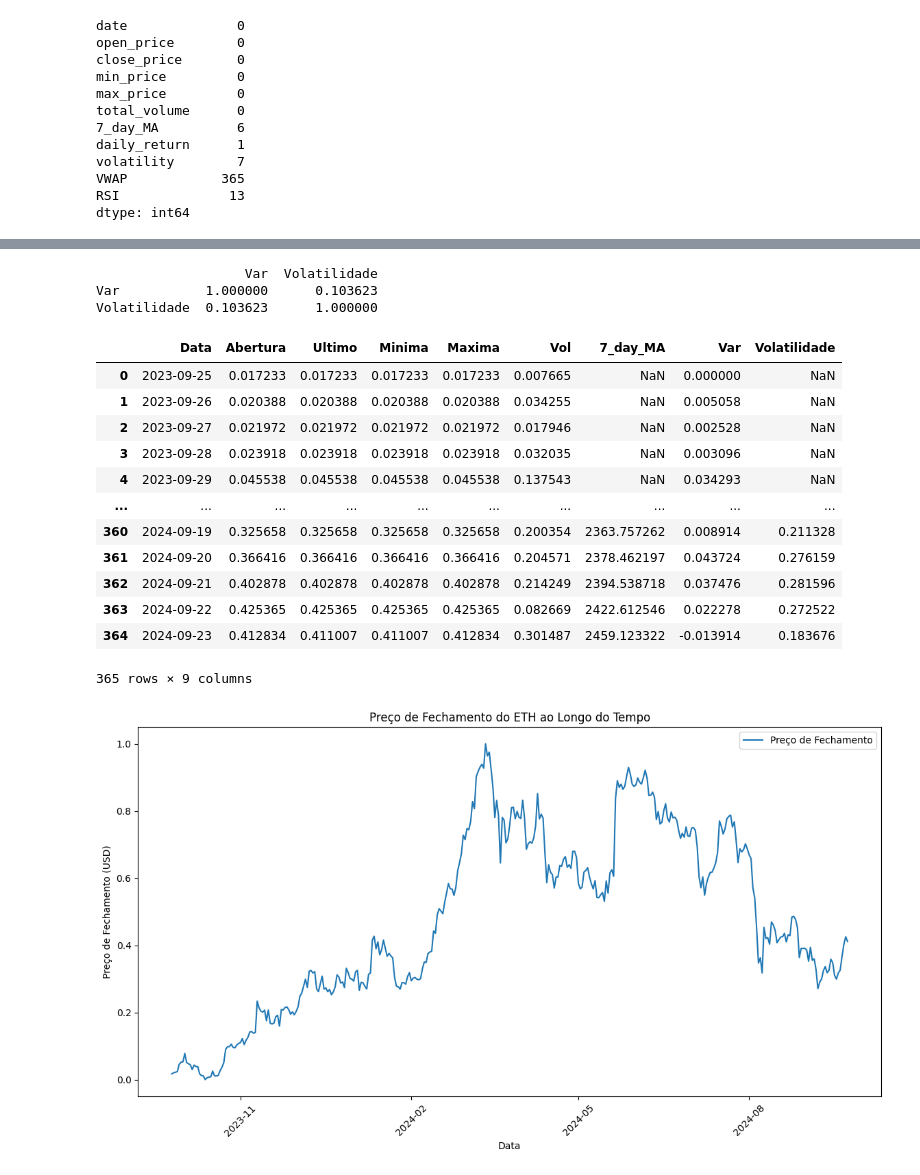
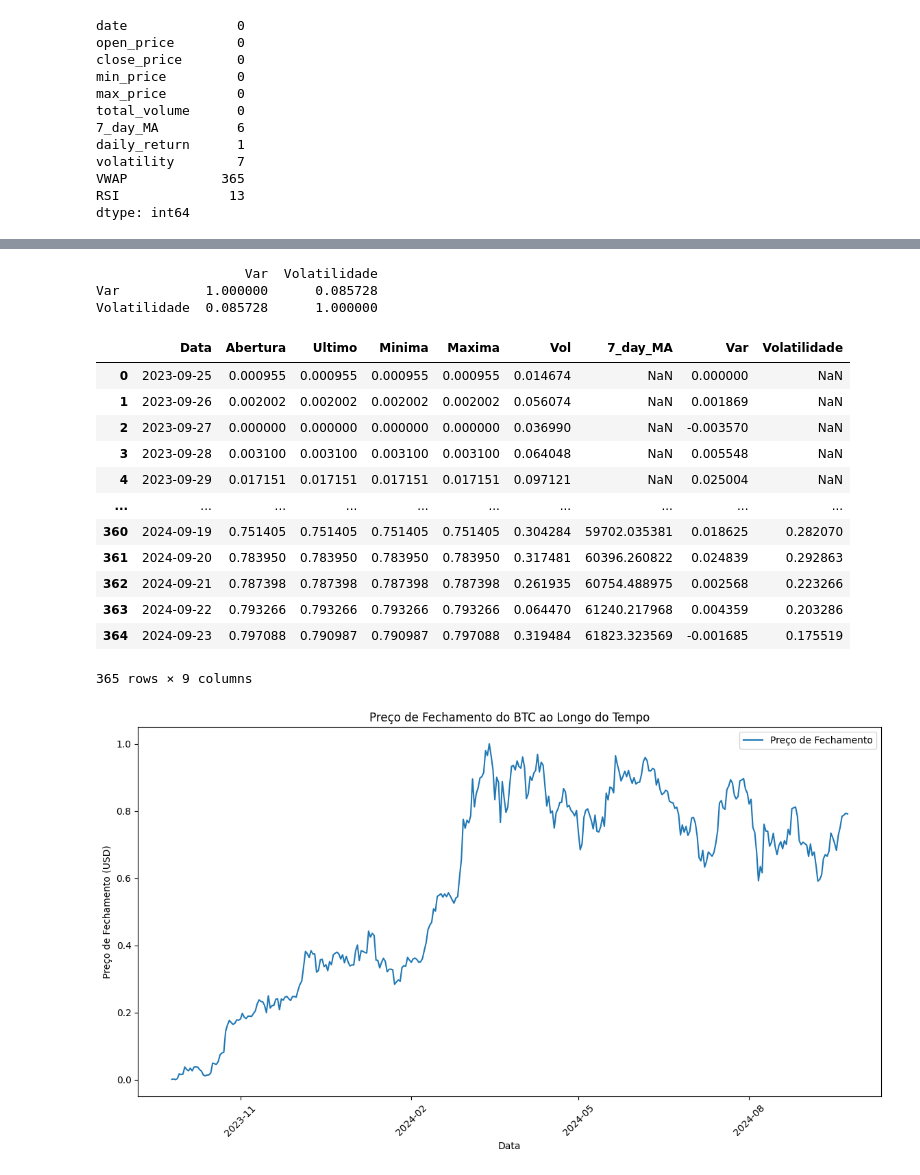
Before and after one commit to gabriellemitoso793/modulo7-engcomp, a Jupyter notebook: ponderada-crypto/src/data/dados-processados/analise-exploratoria-btc.ipynb, the cells around one changed output, grey strips where cells are left out. Drawn from its saved outputs; the diff is of its cells as text; code cells hidden in the pictures.

```diff
--- a/ponderada-crypto/src/data/dados-processados/analise-exploratoria-btc.ipynb
+++ b/ponderada-crypto/src/data/dados-processados/analise-exploratoria-btc.ipynb
@@ -88,7 +89,7 @@ RSI              13
 dtype: int64
 # %%
 # Renomeando as colunas
-df_ethereum = df_ethereum.rename(columns={
+df_btc = df_btc.rename(columns={
     'date': 'Data',
     'open_price': 'Abertura',
     'close_price': 'Ultimo',
@@ -100,9 +101,9 @@ df_ethereum = df_ethereum.rename(columns={
 })
 
 # Removendo a coluna 'VWAP'
-df_ethereum = df_ethereum.drop(columns=['VWAP'])
-df_ethereum = df_ethereum.drop(columns=['RSI'])
+df_btc = df_btc.drop(columns=['VWAP'])
+df_btc = df_btc.drop(columns=['RSI'])
 
 # Exibindo o DataFrame atualizado
-print(df_ethereum)
+print(df_btc)
 # %% [output]
@@ -124,13 +125,13 @@ print(df_ethereum)
 
 [365 rows x 9 columns]
 # %%
-df_ethereum['7_day_MA'] = df_ethereum['Ultimo'].rolling(window=7).mean()
-df_ethereum['Var'] = df_ethereum['Var'].fillna(0)
+df_btc['7_day_MA'] = df_btc['Ultimo'].rolling(window=7).mean()
+df_btc['Var'] = df_btc['Var'].fillna(0)
 # %%
 from sklearn.preprocessing import MinMaxScaler
 scaler = MinMaxScaler()
-df_ethereum[['Abertura', 'Ultimo', 'Vol', 'Maxima', 'Minima', 'Volatilidade', 'Vol']] = scaler.fit_transform(df_ethereum[['Abertura', 'Ultimo', 'Vol', 'Maxima', 'Minima', 'Volatilidade', 'Vol']])
+df_btc[['Abertura', 'Ultimo', 'Vol', 'Maxima', 'Minima', 'Volatilidade', 'Vol']] = scaler.fit_transform(df_btc[['Abertura', 'Ultimo', 'Vol', 'Maxima', 'Minima', 'Volatilidade', 'Vol']])
 
-df_ethereum
+df_btc
 # %% [output]
 |  | Data | Abertura | Ultimo | Minima | Maxima | Vol | 7_day_MA | Var | Volatilidade |
@@ -148,61 +149,58 @@ df_ethereum
 365 rows × 9 columns
 # %%
-correlation_matrix = df_ethereum[['Var', 'Volatilidade']].corr()
+correlation_matrix = df_btc[['Var', 'Volatilidade']].corr()
 print(correlation_matrix)
 # %% [output]
                    Var  Volatilidade
-Var           1.000000      0.103623
-Volatilidade  0.103623      1.000000
+Var           1.000000      0.085728
+Volatilidade  0.085728      1.000000
 # %%
 # Transformação para float dos dados
-for i in df_ethereum.columns:
+for i in df_btc.columns:
     try:
         if(i != 'Data'):
-            df_ethereum[f'{i}'] = df[f'{i}'].str.replace('.', '', regex=False).str.replace(',', '.', regex=False).astype(float)
+            df_btc[f'{i}'] = df[f'{i}'].str.replace('.', '', regex=False).str.replace(',', '.', regex=False).astype(float)
     except:
         pass
-df_ethereum
+df_btc
 # %% [output]
 |  | Data | Abertura | Ultimo | Minima | Maxima | Vol | 7_day_MA | Var | Volatilidade |
-| 0 | 2023-09-25 | 0.017233 | 0.017233 | 0.017233 | 0.017233 | 0.007665 | NaN | 0.000000 | NaN |
-| 1 | 2023-09-26 | 0.020388 | 0.020388 | 0.020388 | 0.020388 | 0.034255 | NaN | 0.005058 | NaN |
-| 2 | 2023-09-27 | 0.021972 | 0.021972 | 0.021972 | 0.021972 | 0.017946 | NaN | 0.002528 | NaN |
-| 3 | 2023-09-28 | 0.023918 | 0.023918 | 0.023918 | 0.023918 | 0.032035 | NaN | 0.003096 | NaN |
-| 4 | 2023-09-29 | 0.045538 | 0.045538 | 0.045538 | 0.045538 | 0.137543 | NaN | 0.034293 | NaN |
+| 0 | 2023-09-25 | 0.000955 | 0.000955 | 0.000955 | 0.000955 | 0.014674 | NaN | 0.000000 | NaN |
+| 1 | 2023-09-26 | 0.002002 | 0.002002 | 0.002002 | 0.002002 | 0.056074 | NaN | 0.001869 | NaN |
+| 2 | 2023-09-27 | 0.000000 | 0.000000 | 0.000000 | 0.000000 | 0.036990 | NaN | -0.003570 | NaN |
+| 3 | 2023-09-28 | 0.003100 | 0.003100 | 0.003100 | 0.003100 | 0.064048 | NaN | 0.005548 | NaN |
+| 4 | 2023-09-29 | 0.017151 | 0.017151 | 0.017151 | 0.017151 | 0.097121 | NaN | 0.025004 | NaN |
 | ... | ... | ... | ... | ... | ... | ... | ... | ... | ... |
-| 360 | 2024-09-19 | 0.325658 | 0.325658 | 0.325658 | 0.325658 | 0.200354 | 2363.757262 | 0.008914 | 0.211328 |
-| 361 | 2024-09-20 | 0.366416 | 0.366416 | 0.366416 | 0.366416 | 0.204571 | 2378.462197 | 0.043724 | 0.276159 |
-| 362 | 2024-09-21 | 0.402878 | 0.402878 | 0.402878 | 0.402878 | 0.214249 | 2394.538718 | 0.037476 | 0.281596 |
-| 363 | 2024-09-22 | 0.425365 | 0.425365 | 0.425365 | 0.425365 | 0.082669 | 2422.612546 | 0.022278 | 0.272522 |
-| 364 | 2024-09-23 | 0.412834 | 0.411007 | 0.411007 | 0.412834 | 0.301487 | 2459.123322 | -0.013914 | 0.183676 |
+| 360 | 2024-09-19 | 0.751405 | 0.751405 | 0.751405 | 0.751405 | 0.304284 | 59702.035381 | 0.018625 | 0.282070 |
+| 361 | 2024-09-20 | 0.783950 | 0.783950 | 0.783950 | 0.783950 | 0.317481 | 60396.260822 | 0.024839 | 0.292863 |
+| 362 | 2024-09-21 | 0.787398 | 0.787398 | 0.787398 | 0.787398 | 0.261935 | 60754.488975 | 0.002568 | 0.223266 |
+| 363 | 2024-09-22 | 0.793266 | 0.793266 | 0.793266 | 0.793266 | 0.064470 | 61240.217968 | 0.004359 | 0.203286 |
+| 364 | 2024-09-23 | 0.797088 | 0.790987 | 0.790987 | 0.797088 | 0.319484 | 61823.323569 | -0.001685 | 0.175519 |
 365 rows × 9 columns
 # %%
 import pandas as pd
 import matplotlib.pyplot as plt
 import pandas as pd
 import matplotlib.pyplot as plt
 import matplotlib.dates as mdates
 
-# Converter a coluna 'Data' para o tipo datetime
-df_ethereum['Data'] = pd.to_datetime(df_ethereum['Data'])
+df_btc['Data'] = pd.to_datetime(df_btc['Data'])
 
 plt.figure(figsize=(14, 7))
-plt.plot(df_ethereum['Data'], df_ethereum['Ultimo'], label='Preço de Fechamento')
+plt.plot(df_btc['Data'], df_btc['Ultimo'], label='Preço de Fechamento')
 
-# Rotacionar os rótulos das datas
 plt.xticks(rotation=45)
 
-# Definir o formato da data para exibição
 plt.gca().xaxis.set_major_locator(mdates.MonthLocator(interval=3))
 plt.gca().xaxis.set_major_formatter(mdates.DateFormatter('%Y-%m'))
 
 plt.xlabel('Data')
 plt.ylabel('Preço de Fechamento (USD)')
-plt.title('Preço de Fechamento do ETH ao Longo do Tempo')
+plt.title('Preço de Fechamento do BTC ao Longo do Tempo')
 plt.legend()
 plt.show()
 # %% [output]
-[figure, old version]
+[figure, new version]
 # %%
 import pandas as pd
 import matplotlib.pyplot as plt
```
Also changed, not shown: parts of 11 cells of this notebook, 6 other files.
